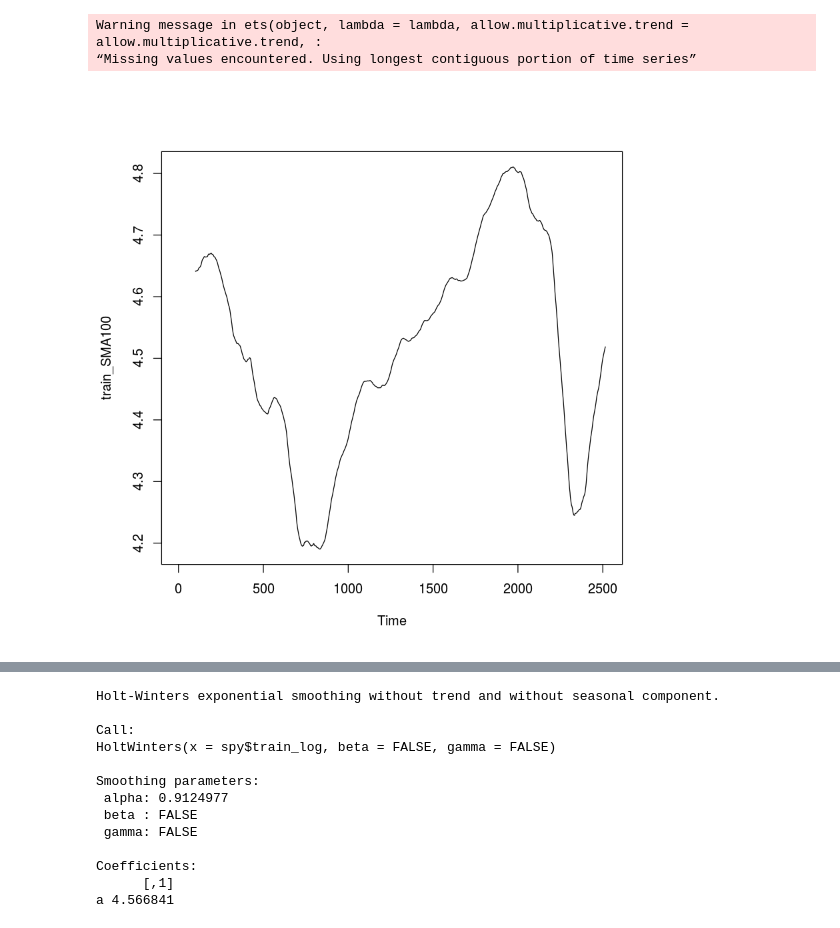
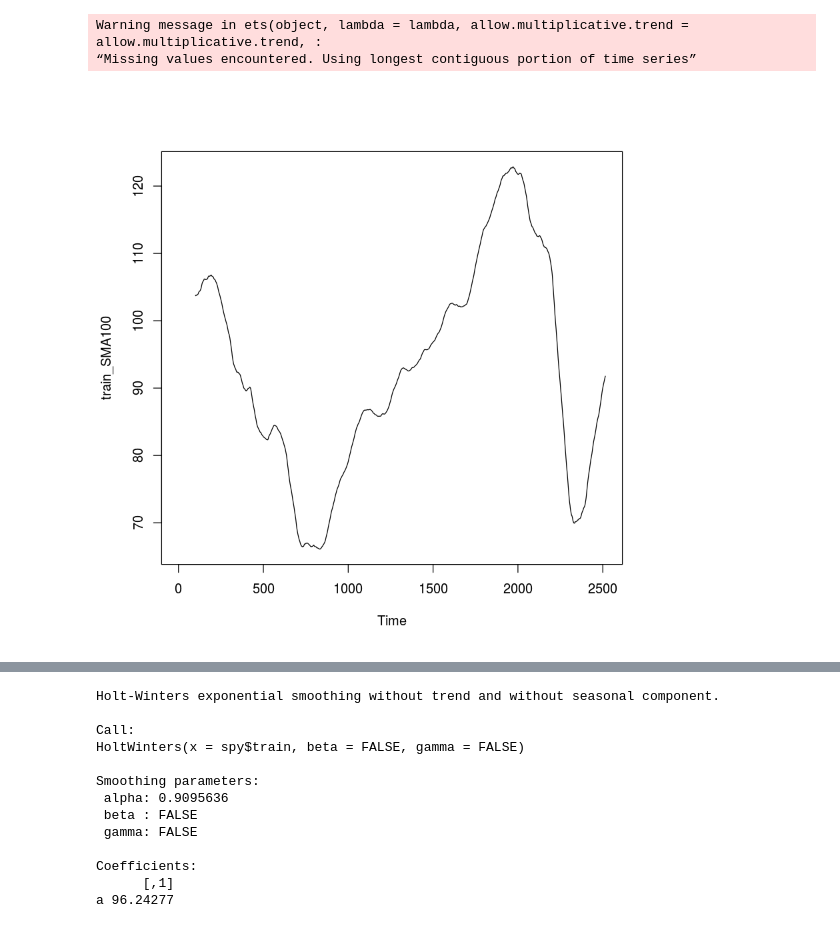
Before and after one commit to heartyguy/stat-finance-time-series-analysis, a Jupyter notebook: smoothing.ipynb, the cells around one changed output, grey strips where cells are left out. Drawn from its saved outputs; the diff is of its cells as text; code cells hidden in the pictures.

```diff
--- a/smoothing.ipynb
+++ b/smoothing.ipynb
@@ -36,6 +48,3 @@ time series ends   2011-12-30
 [figure]
 [figure]
 [figure]
-# %%
-spy$train_log = log(spy$train)
-spy$test_log = log(spy$test)
@@ -74,11 +89,11 @@ Warning message in ets(object, lambda = lambda, allow.multiplicative.trend = all
 # %%
-train_SMA100 <- SMA(spy$train_log,n=100)
+train_SMA100 <- SMA(spy$train,n=100)
 plot.ts(train_SMA100)
 SMA100_forecast <- forecast(train_SMA100, h=test_len)
 plot(SMA100_forecast)
-accuracy(SMA100_forecast, spy$test_log)
+accuracy(SMA100_forecast, spy$test)
 # %% [output]
 Warning message in ets(object, lambda = lambda, allow.multiplicative.trend = allow.multiplicative.trend, :
 “Missing values encountered. Using longest contiguous portion of time series”
-[figure, old version]
+[figure, new version]
 |  | ME | RMSE | MAE | MPE | MAPE | MASE | ACF1 | Theil's U |
@@ -88,20 +103,20 @@ Warning message in ets(object, lambda = lambda, allow.multiplicative.trend = all
 # %%
-train_HW <- HoltWinters(spy$train_log, beta=FALSE, gamma=FALSE)
+train_HW <- HoltWinters(spy$train, beta=FALSE, gamma=FALSE)
 train_HW
 # %% [output]
 Holt-Winters exponential smoothing without trend and without seasonal component.
 
 Call:
-HoltWinters(x = spy$train_log, beta = FALSE, gamma = FALSE)
+HoltWinters(x = spy$train, beta = FALSE, gamma = FALSE)
 
 Smoothing parameters:
- alpha: 0.9124977
+ alpha: 0.9095636
  beta : FALSE
  gamma: FALSE
 
 Coefficients:
       [,1]
-a 4.566841
+a 96.24277
 # %%
 plot(train_HW)
 # %% [output]
```
Also changed, not shown: parts of 7 cells of this notebook, 1 other file.
